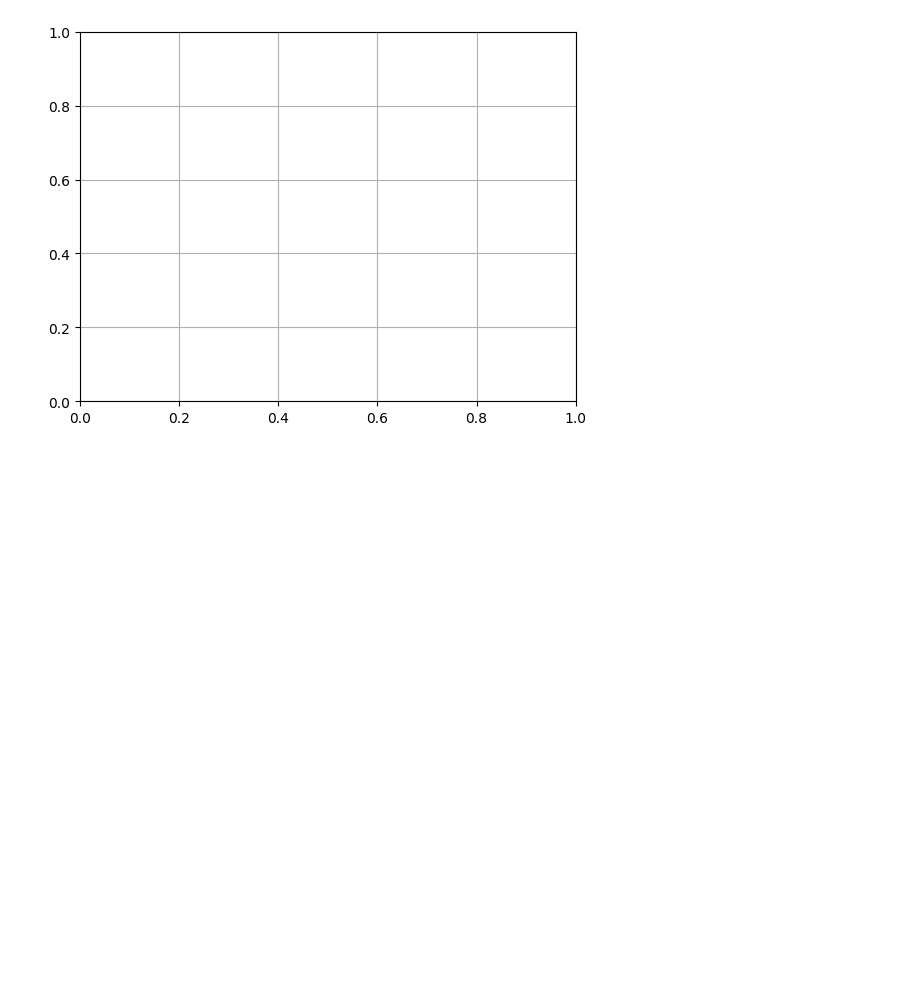
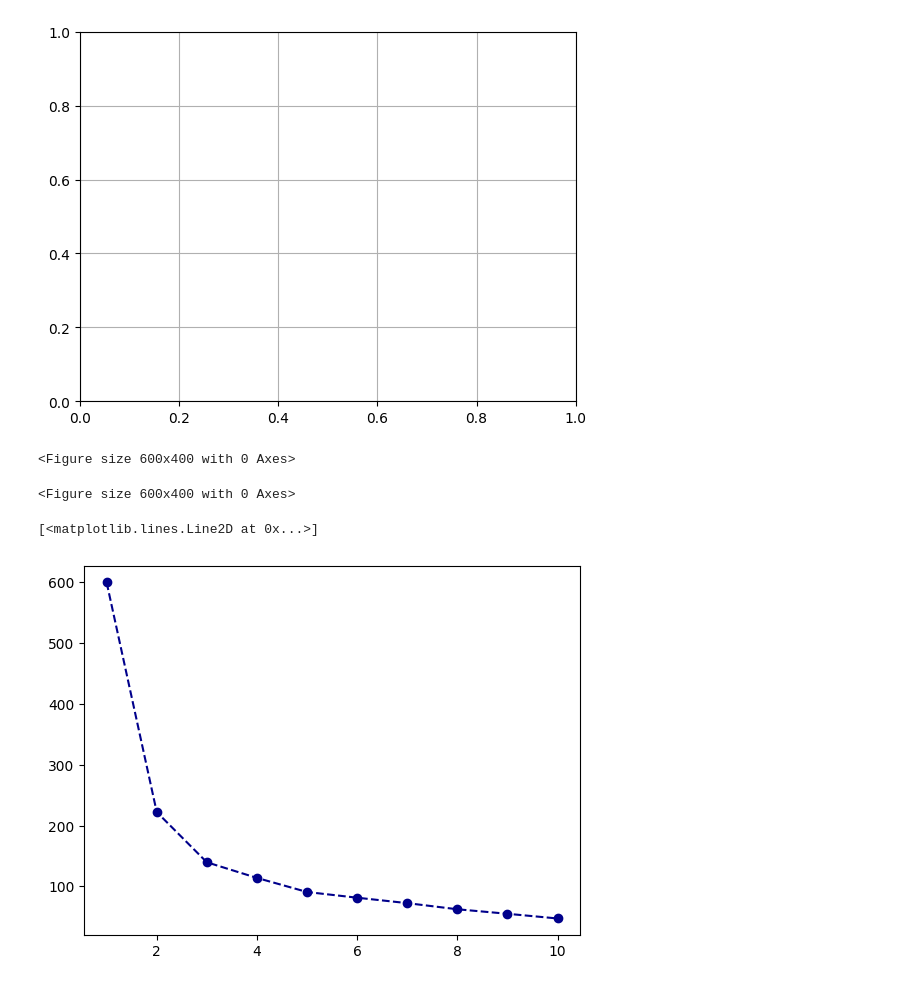
Before and after one commit to Rupasri-555/ML-LAB, a Jupyter notebook: Task_6(1)_In_lab.ipynb, the cells around one changed output. Cells and saved outputs as stored; diff of their text form; code cells hidden in the pictures; blank space fills up the shorter version.

```diff
--- a/Task_6(1)_In_lab.ipynb
+++ b/Task_6(1)_In_lab.ipynb
@@ -410,0 +419,19 @@ plt.show()
+# %%
+wcss = []
+# %%
+k_range = range(1, 11)
+# %%
+for k in k_range:
+    kmeans = KMeans(n_clusters=k, init='k-means++', random_state=42, n_init=10)
+    kmeans.fit(X_scaled)
+    wcss.append(kmeans.inertia_)
+# %%
+plt.figure(figsize=(6, 4))
+# %% [output]
+<Figure size 600x400 with 0 Axes>
+<Figure size 600x400 with 0 Axes>
+# %%
+plt.plot(k_range, wcss, marker='o', linestyle='--', color='darkblue')
+# %% [output]
+[<matplotlib.lines.Line2D at 0x...>]
+[figure, added]
```
Also changed, not shown: parts of 70 cells of this notebook.
